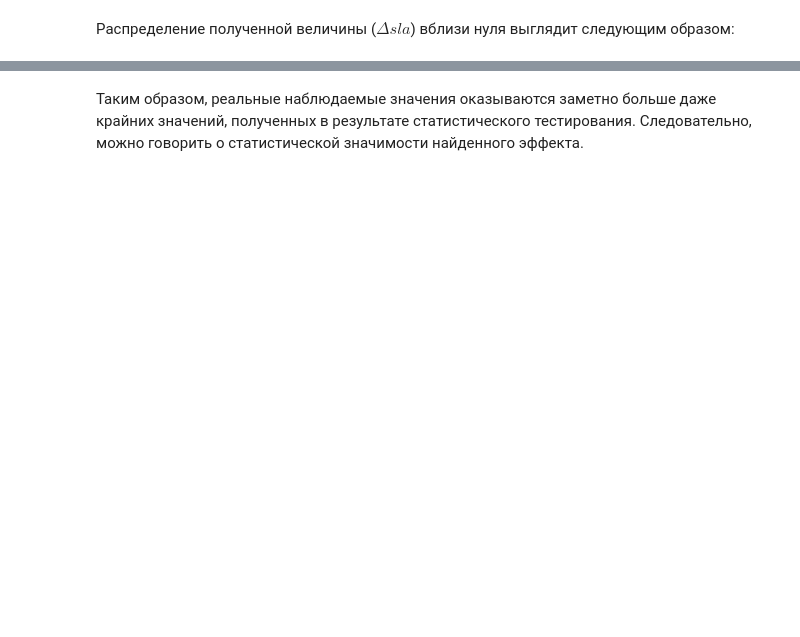
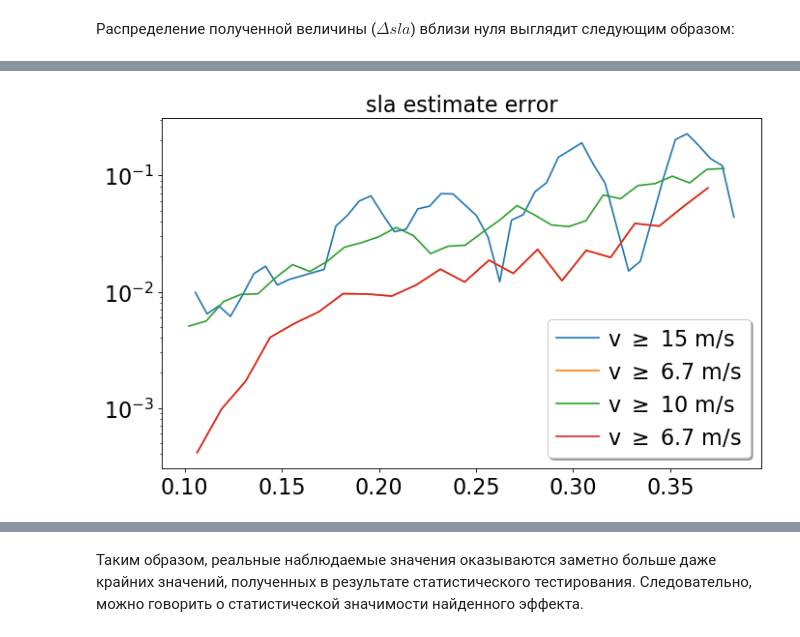
Before and after one commit to ebsamorodova/SlaAndWindProject, a Jupyter notebook: GetSubsetsProbabilityDifference.ipynb, the cells around one changed output, grey strips where cells are left out. Saved outputs shown, nothing was run; the diff lists cells and outputs as text; code cells hidden in the pictures; blank space fills up the shorter version.

```diff
--- a/GetSubsetsProbabilityDifference.ipynb
+++ b/GetSubsetsProbabilityDifference.ipynb
@@ -272,0 +129,20 @@ fig.savefig("random_tests_{}.pdf".format(storm_wind_speed))
+# %%
+random_sla_error_filename = "random_sla_error_{}.txt".format(storm_wind_speed)
+random_sla_error = np.loadtxt(random_sla_error_filename, dtype=float)
+# %%
+mean_columns_error = random_sla_error.mean(axis=0)
+
+S = []
+for i in range(len(random_sla_error)):
+    cur_sla_error = random_sla_error[i]
+    assert(len(cur_sla_error) == len(mean_columns_error))
+    S.append(np.sum((cur_sla_error - mean_columns_error)**2))
+
+S_990 = sorted(S)[990]
+s = random_sla_error.std(axis=0)
+delta = s / np.sqrt(np.sum(s**2)) * np.sqrt(S_990)
+assert(abs(sum(delta**2) - S_990) < 1e-15)
+
+delta_error_filename = "delta_{}.txt".format(storm_wind_speed)
+delta_error_file = open(delta_error_filename, "w")
+print(" ".join(map(str, delta)), file=delta_error_file)
@@ -272,0 +178,36 @@ fig.savefig("random_tests_{}.pdf".format(storm_wind_speed))
+# %%
+errors_file = open("estimate_error_file.txt", "r")
+fig = plt.figure(dpi=DPI, figsize=FIGSIZE)
+plt.title("sla estimate error", fontsize=20)
+
+mean_x_10 = []
+mean_y_10 = []
+mean_x_6_7 = []
+mean_y_6_7 = []
+
+for row in errors_file:
+    line = list(map(float, row.split()))
+    storm_wind = line[0]
+    if int(storm_wind) == storm_wind:
+        storm_wind = int(storm_wind)
+    n = len(line) - 1
+    assert(n % 2 == 0)
+    mean_x = np.array(line[1:n // 2 + 1])
+    mean_y = np.array(line[n // 2 + 1:])
+    if storm_wind == 10:
+        mean_x_10 = mean_x
+        mean_y_10 = mean_y
+    elif storm_wind == 6.7:
+        mean_x_6_7 = mean_x
+        mean_y_6_7 = mean_y
+
+    plt.plot(mean_x[(mean_y > 0) & (mean_x >= 0.1)], mean_y[(mean_y > 0) & (mean_x >= 0.1)],
+             label="v $\geq$ {} m/s".format(storm_wind))
+
+plt.yscale("log")
+#plt.xscale("log")
+plt.legend(handletextpad=0.4, shadow=0.1)
+plt.show()
+fig.savefig("pictures/error_estimate_part_log.png")
+# %% [output]
+[figure, added]
```
Also changed, not shown: parts of 40 cells of this notebook, 1 other file.
